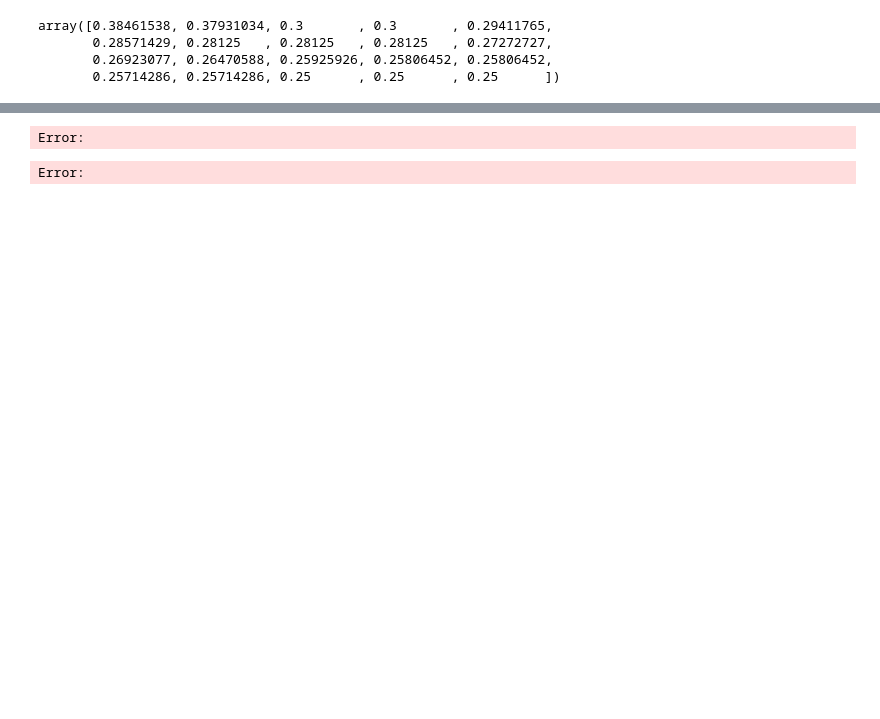
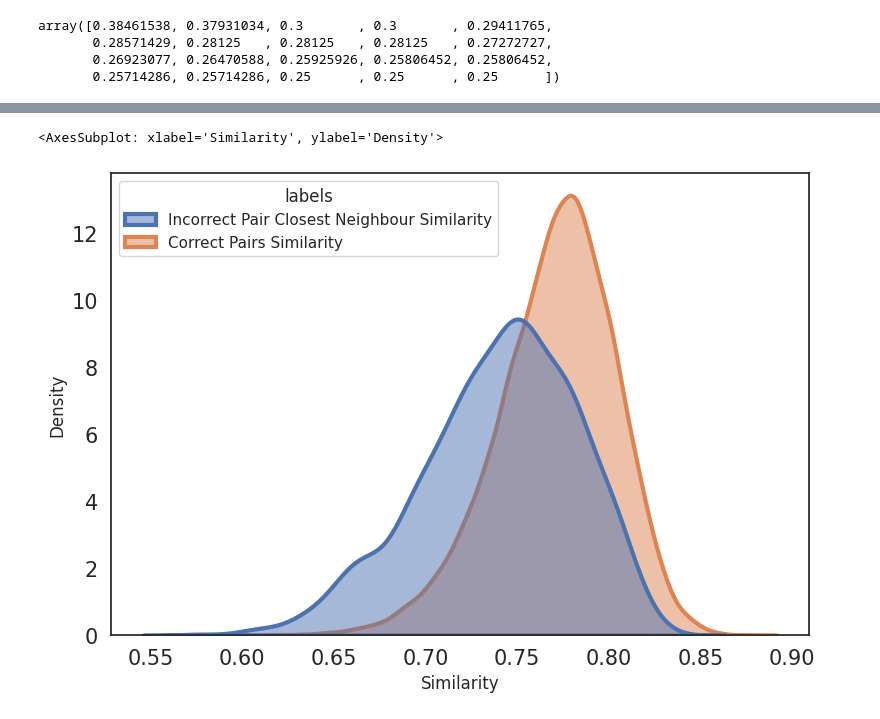
Before and after one commit to kganeshchandan/CLIP_FULL, a Jupyter notebook: visualizations_2.ipynb, the cells around one changed output, grey strips where cells are left out. Drawn from its saved outputs; the diff is of its cells as text; code cells hidden in the pictures; blank space fills up the shorter version.

```diff
--- a/visualizations_2.ipynb
+++ b/visualizations_2.ipynb
@@ -397,8 +425,10 @@ def distance_distribution(molmat, specmat):
 
     return plot
 # %%
+%matplotlib inline
 img = distance_distribution(test_molembeds, test_specembeds)
+img
 # %% [output]
-Error:
+<AxesSubplot: xlabel='Similarity', ylabel='Density'>
-Error:
+[figure, added]
 # %%
```
Also changed, not shown: parts of 6 cells of this notebook, 7 other files.
